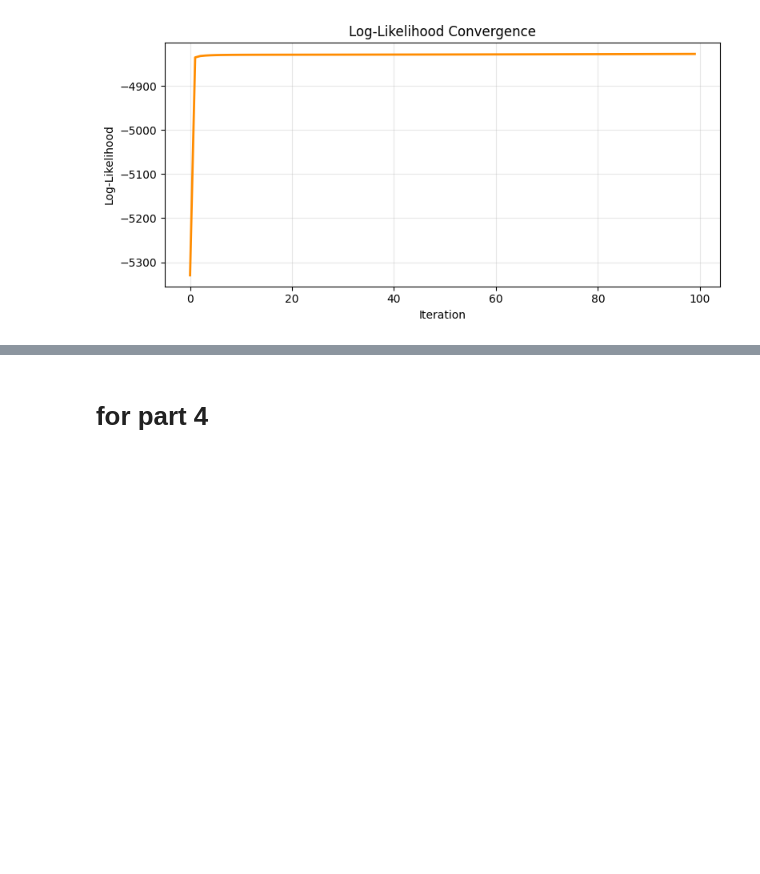
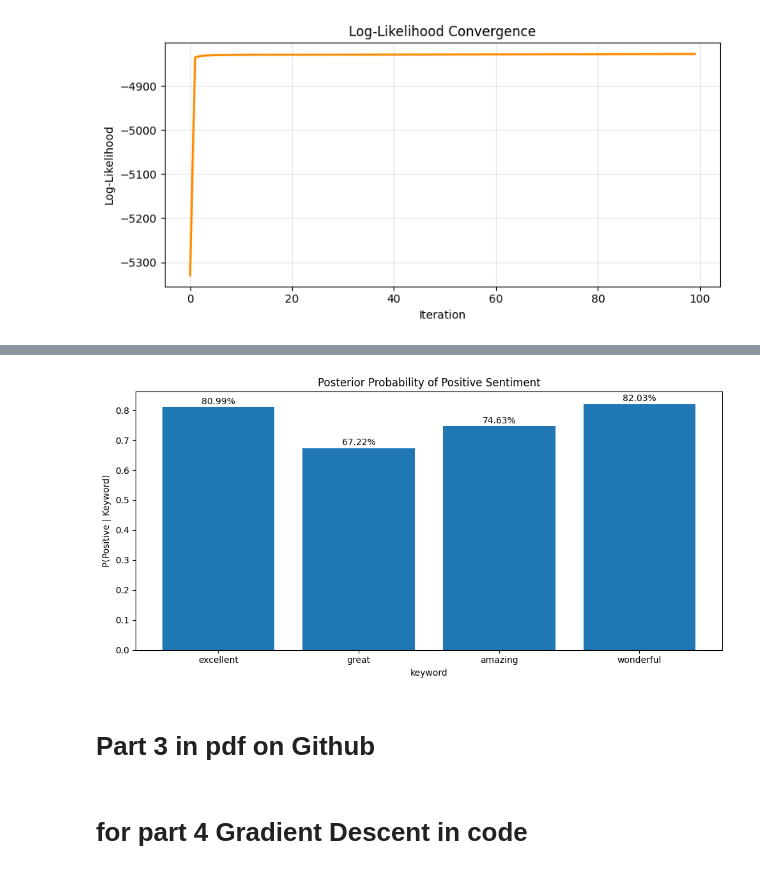
Before and after one commit to rachealA924/Formative3-Probability-Distributions-Assignment_Group22, a Jupyter notebook: Formative3_Probability_Distributions_Assignment_Group22.ipynb, the cells around one changed output, grey strips where cells are left out. Cells and saved outputs as stored; diff of their text form; code cells hidden in the pictures; blank space fills up the shorter version.

Commit message:
Updating part4 codes

```diff
--- a/Formative3_Probability_Distributions_Assignment_Group22.ipynb
+++ b/Formative3_Probability_Distributions_Assignment_Group22.ipynb
@@ -227,0 +337,5 @@ plt.show()
+# %%
+results = []
+
+for word in keywords:
+    results.append(classify_keyword(df, word))
@@ -227,0 +360,13 @@ plt.show()
+# %%
+results_df = pd.DataFrame(
+    results,
+    columns=[
+        "Keyword",
+        "P(Positive)",
+        "P(keyword|Positive)",
+        "P(keyword)",
+        "P(Positive|keyword)"
+    ]
+)
+
+print(results_df)
@@ -228,2 +385,29 @@ plt.show()
+# %%
+plt.figure(figsize=(10, 5))
+
+bars = plt.bar(
+    results_df["Keyword"],
+    results_df["P(Positive|keyword)"]
+)
+
+plt.title("Posterior Probability of Positive Sentiment")
+plt.xlabel("keyword")
+plt.ylabel("P(Positive | Keyword)")
+
+for bar in bars:
+    height = bar.get_height()
+    plt.text(
+        bar.get_x() + bar.get_width()/2,
+        height + 0.01,
+        f"{height:.2%}",
+        ha='center'
+    )
+
+plt.tight_layout()
+plt.show()
+# %% [output]
+[figure, added]
+# %% [markdown]
+# Part 3 in pdf on Github
 # %% [markdown]
-# for part 4
+# for part 4 Gradient Descent in code
```
Also changed, not shown: parts of 25 cells of this notebook.
